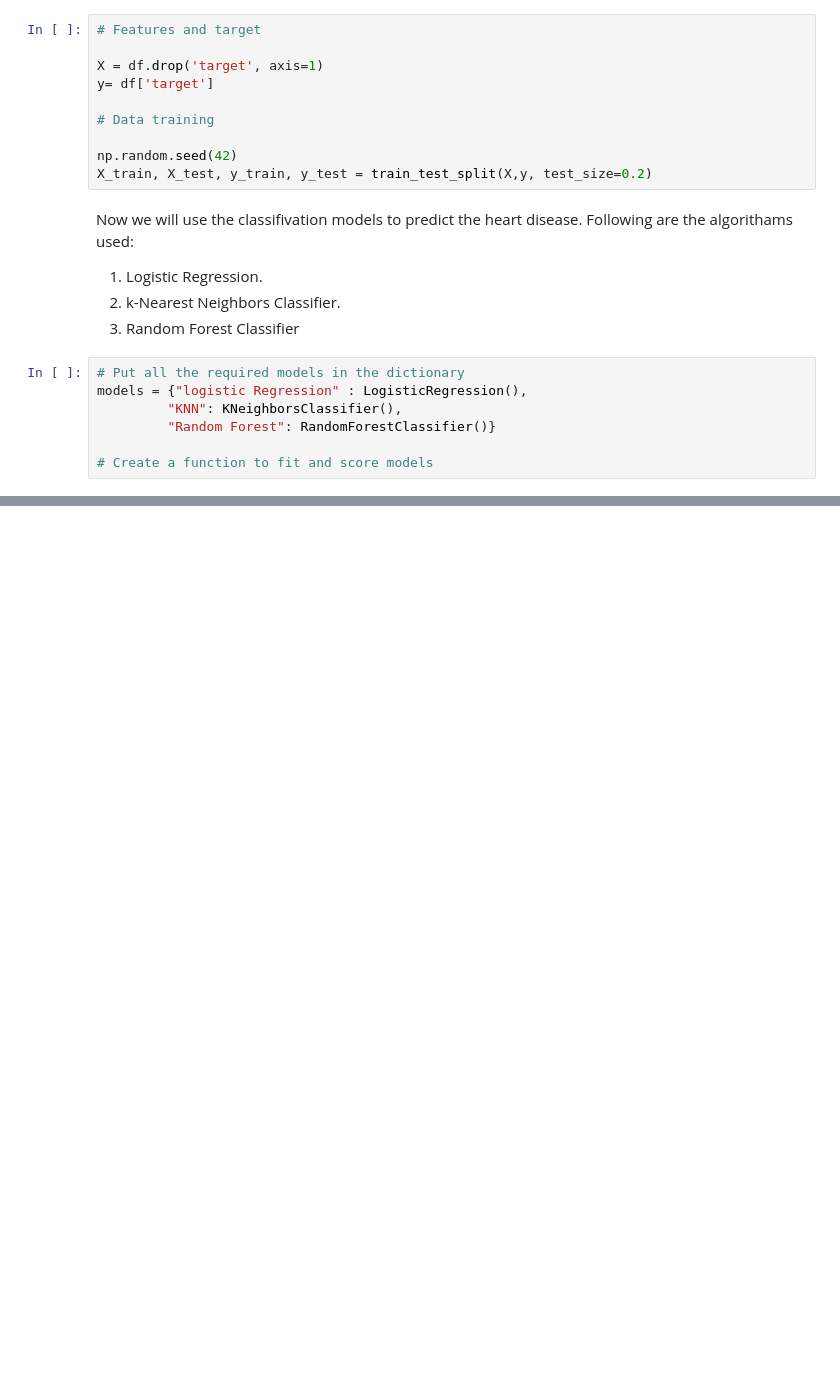
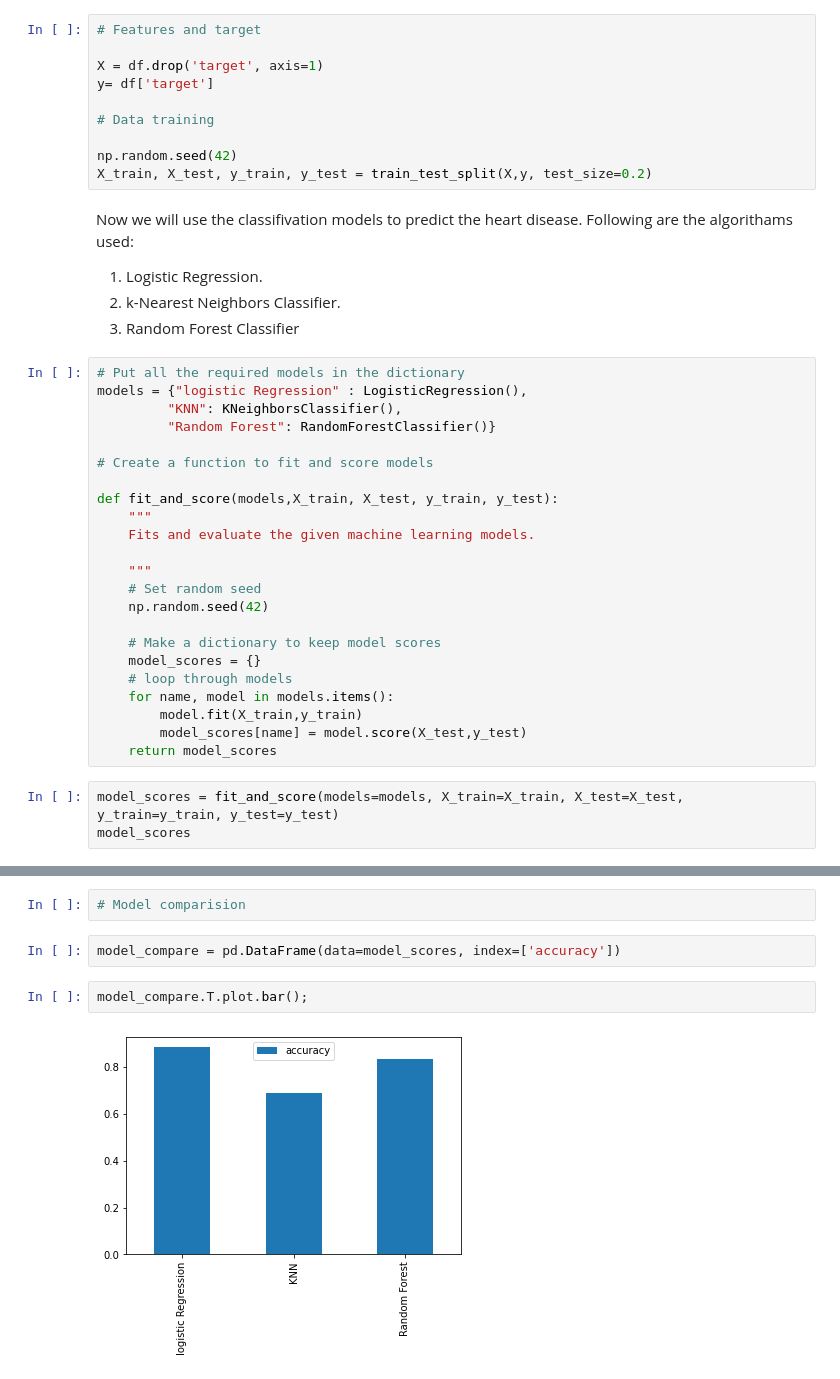
Before and after one commit to fskhan00/Heat-disease-Machine-Learning-Model, a Jupyter notebook: End-to-end -heart-disease-classification.ipynb, the cells around one changed output, grey strips where cells are left out. Cells and saved outputs as stored; diff of their text form; blank space fills up the shorter version.

Commit message:
finding the model scores

```diff
--- a/End-to-end -heart-disease-classification.ipynb
+++ b/End-to-end -heart-disease-classification.ipynb
@@ -280,3 +280,22 @@ models = {"logistic Regression" : LogisticRegression(),
          "Random Forest": RandomForestClassifier()}
 
 # Create a function to fit and score models
+
+def fit_and_score(models,X_train, X_test, y_train, y_test):
+    """
+    Fits and evaluate the given machine learning models.
+
+    """
+    # Set random seed
+    np.random.seed(42)
+
+    # Make a dictionary to keep model scores
+    model_scores = {}
+    # loop through models
+    for name, model in models.items():
+        model.fit(X_train,y_train)
+        model_scores[name] = model.score(X_test,y_test)
+    return model_scores
+# %%
+model_scores = fit_and_score(models=models, X_train=X_train, X_test=X_test, y_train=y_train, y_test=y_test)
+model_scores
@@ -282,0 +313,8 @@ models = {"logistic Regression" : LogisticRegression(),
+# %%
+# Model comparision
+# %%
+model_compare = pd.DataFrame(data=model_scores, index=['accuracy'])
+# %%
+model_compare.T.plot.bar();
+# %% [output]
+[figure, added]
```
Also changed, not shown: parts of 1 cell of this notebook.
